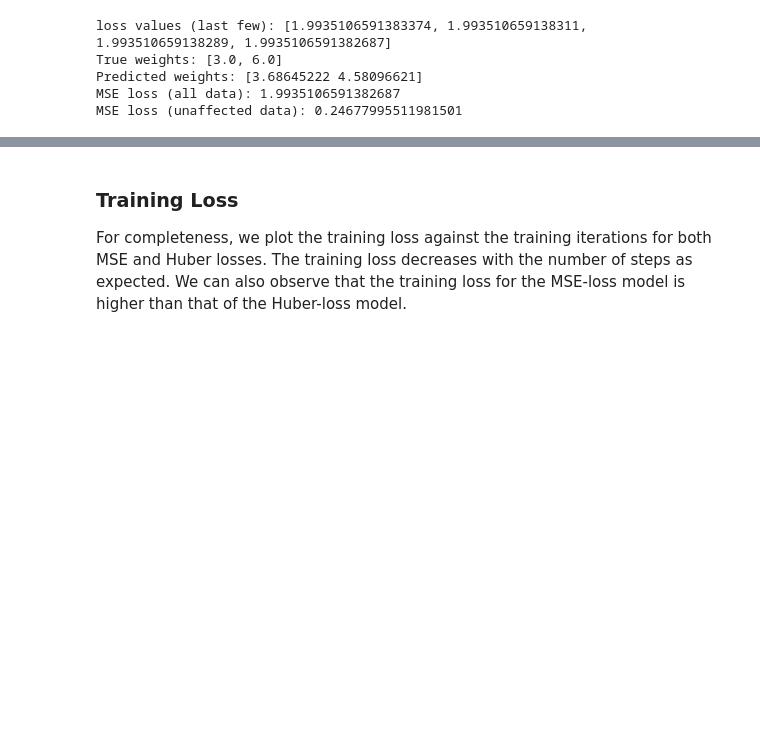
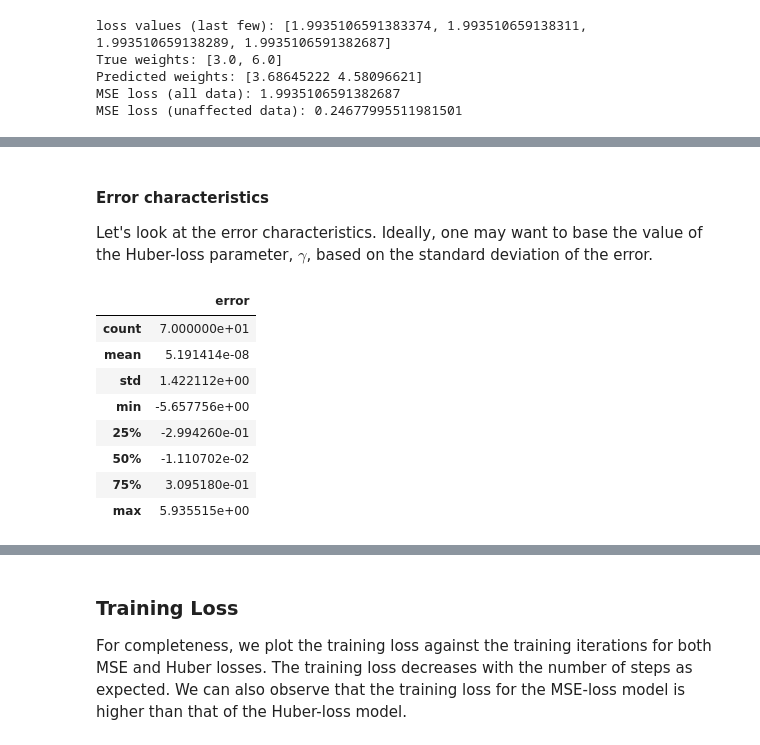
Before and after one commit to jraman/tds-submissions, a Jupyter notebook: src/basics-ml/hw2_huber_loss.ipynb, the cells around one changed output, grey strips where cells are left out. Cells and saved outputs as stored; diff of their text form; code cells hidden in the pictures; blank space fills up the shorter version.

```diff
--- a/src/basics-ml/hw2_huber_loss.ipynb
+++ b/src/basics-ml/hw2_huber_loss.ipynb
@@ -100,6 +166,6 @@ def gen_training_data(wt_true, npoints=50, gauss_noise_sd=0.4, binomp={'p': 0.03
 # %%
 def update_weights_mse(weights, x, y, learning_rate):
-    y_predicted = linear_function(weights, x)
+    y_predicted = polynomial_function(weights, x)
     derivative_of_loss = 2 * (y_predicted - y)
     weights[0] -= learning_rate * derivative_of_loss.mean()
     m1 = derivative_of_loss.mean()
@@ -109,7 +175,7 @@ def update_weights_mse(weights, x, y, learning_rate):
     return None
 
 def update_weights_huber(weights, x, y, learning_rate, gamma):
-    y_predicted = linear_function(weights, x)
+    y_predicted = polynomial_function(weights, x)
     err = y_predicted - y
     derivative_of_loss = 2.0 * np.sign(err) * np.minimum(gamma, np.abs(err))
     weights[0] -= learning_rate * derivative_of_loss.mean()
@@ -317,0 +441,17 @@ MSE loss (unaffected data): 0.24677995511981501
+# %% [markdown]
+#### Error characteristics
+Let's look at the error characteristics.  Ideally, one may want to base the value of the Huber-loss parameter, $\gamma$, based on the standard deviation of the error.
+# %%
+yhat = polynomial_function(weights_mse_ol, xtrain)
+err_mse_ol = yhat - ytrain - outlier_noise
+pd.DataFrame({'error': err_mse_ol}).describe()
+# %% [output]
+|  | error |
+| count | 7.000000e+01 |
+| mean | 5.191414e-08 |
+| std | 1.422112e+00 |
+| min | -5.657756e+00 |
+| 25% | -2.994260e-01 |
+| 50% | -1.110702e-02 |
+| 75% | 3.095180e-01 |
+| max | 5.935515e+00 |
```
Also changed, not shown: parts of 60 cells of this notebook.
